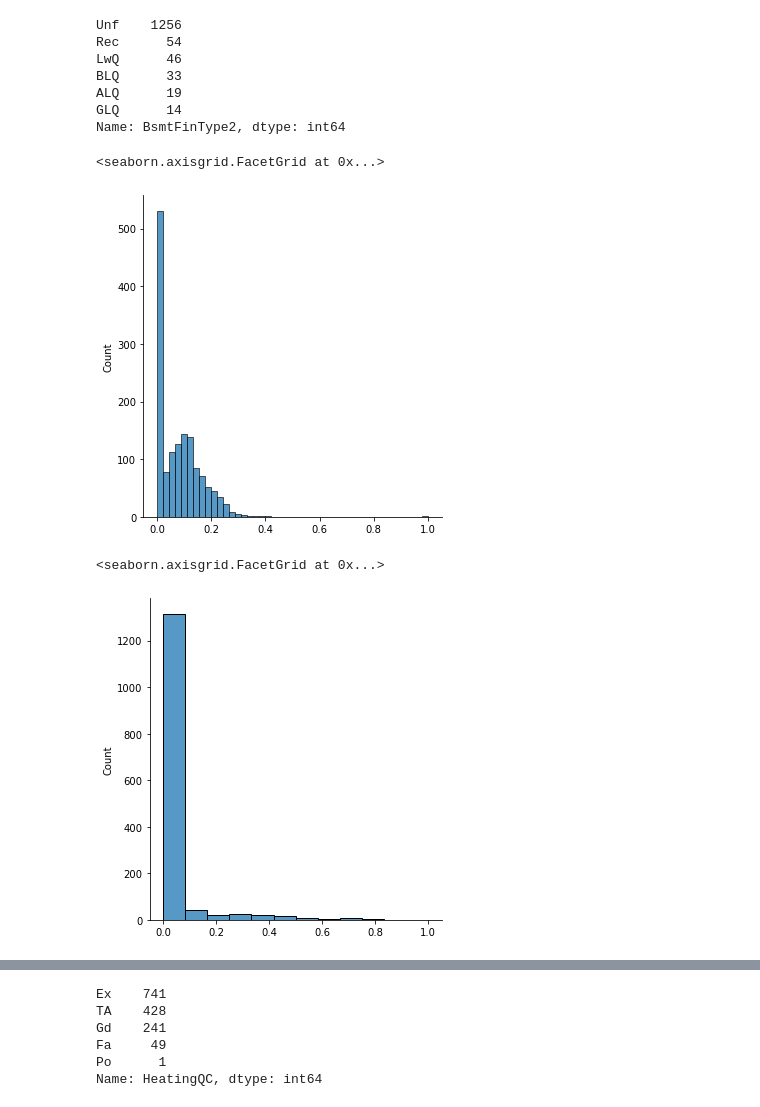
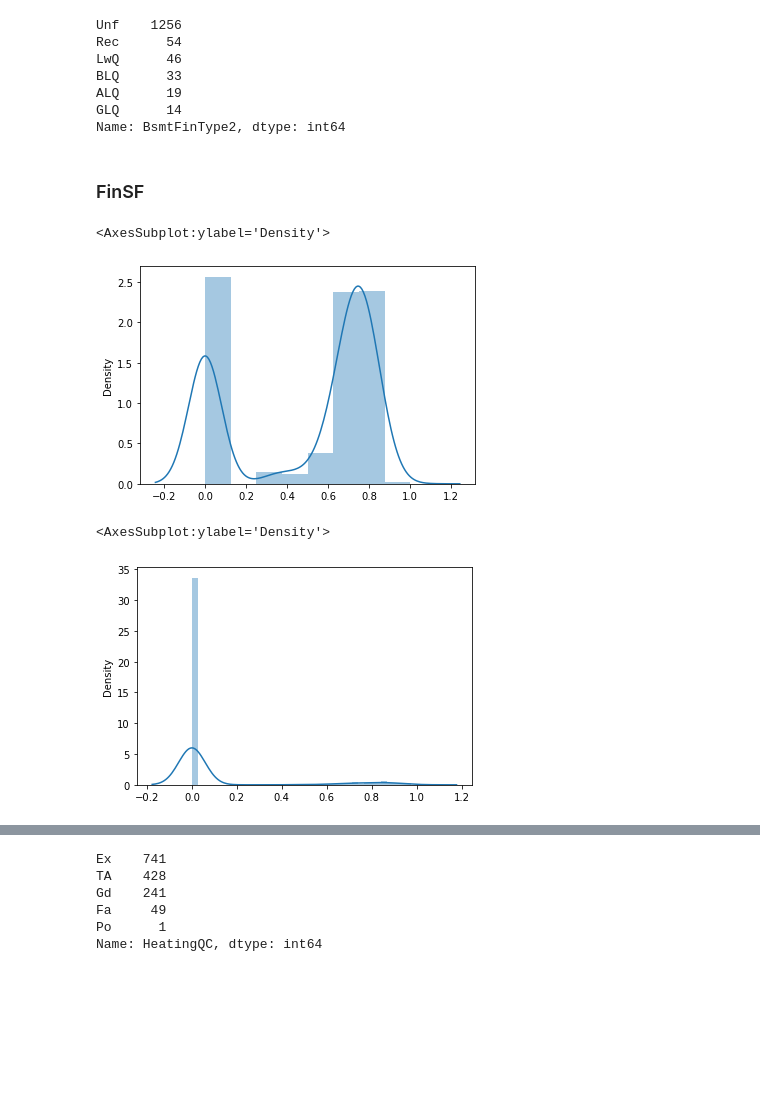
Before and after one commit to marbc3/House-Price-Prediction, a Jupyter notebook: House Price Prediction.ipynb, the cells around one changed output, grey strips where cells are left out. Drawn from its saved outputs; the diff is of its cells as text; code cells hidden in the pictures; blank space fills up the shorter version.

```diff
--- a/House Price Prediction.ipynb
+++ b/House Price Prediction.ipynb
@@ -662,6 +828,9 @@ def exter_transform(text):
 
     elif text=='Fa':
         return 1
+
+    else:
+        return 0
 # %%
 df['ExterQual'] = df['ExterQual'].apply(lambda x:exter_transform(x))
 df_test['ExterQual'] = df_test['ExterQual'].apply(lambda x:exter_transform(x))
@@ -695,22 +850,8 @@ Stone       6
 Wood        3
 Name: Foundation, dtype: int64
 # %%
-def found_transform(text):
+mapping_f= {'Stone': 'Slab','Wood': 'Slab'}
 
-    if text=='PConc':
-        return 'PConc'
 
-    elif text=='CBlock':
-        return 'CBlock'
-
-    if text=='BrkTil':
-        return 'BrkTil'
-
-    else:
-        return 'Other'
+df['Foundation'] = df['Foundation'].replace(mapping_f)
+df_test['Foundation'] = df_test['Foundation'].replace(mapping_f)
-# %%
-df['Foundation'] = df['Foundation'].apply(lambda x:found_transform(x))
-df_test['Foundation'] = df_test['Foundation'].apply(lambda x:found_transform(x))
-
-df = pd.get_dummies(df, columns = ["Foundation"])
-df_test = pd.get_dummies(df_test, columns = ["Foundation"])
@@ -853,3 +1003,5 @@ df_test['BsmtFinType1'] = df_test['BsmtFinType1'].apply(lambda x:fintype_transfo
 
 df['BsmtFinType2'] = df['BsmtFinType2'].apply(lambda x:fintype_transform(x))
 df_test['BsmtFinType2'] = df_test['BsmtFinType2'].apply(lambda x:fintype_transform(x))
+# %% [markdown]
+### FinSF
@@ -856,5 +1012,11 @@ df_test['BsmtFinType2'] = df_test['BsmtFinType2'].apply(lambda x:fintype_transfo
+# %%
+df["BsmtFinSF1"] = np.where(df["BsmtFinSF1"]==0, 1, df["BsmtFinSF1"])
+df["BsmtFinSF2"] = np.where(df["BsmtFinSF2"]==0, 1, df["BsmtFinSF2"])
+
+df_test["BsmtFinSF1"] = np.where(df_test["BsmtFinSF1"]==0, 1, df_test["BsmtFinSF1"])
+df_test["BsmtFinSF2"] = np.where(df_test["BsmtFinSF2"]==0, 1, df_test["BsmtFinSF2"])
 # %%
-sns.displot(preprocessing.minmax_scale(df.BsmtFinSF1))
+sns.distplot(scaler.fit_transform(np.log(df.BsmtFinSF1.values.reshape(-1,1))))
 # %% [output]
-<seaborn.axisgrid.FacetGrid at 0x...>
+<AxesSubplot:ylabel='Density'>
-[figure, old version]
+[figure, new version]
@@ -861,5 +1029,5 @@ sns.displot(preprocessing.minmax_scale(df.BsmtFinSF1))
 # %%
-sns.displot(preprocessing.minmax_scale(df.BsmtFinSF2))
+sns.distplot(scaler.fit_transform(df.BsmtFinSF2.values.reshape(-1,1)))
 # %% [output]
-<seaborn.axisgrid.FacetGrid at 0x...>
+<AxesSubplot:ylabel='Density'>
-[figure, old version]
+[figure, new version]
```
Also changed, not shown: parts of 86 cells of this notebook.
